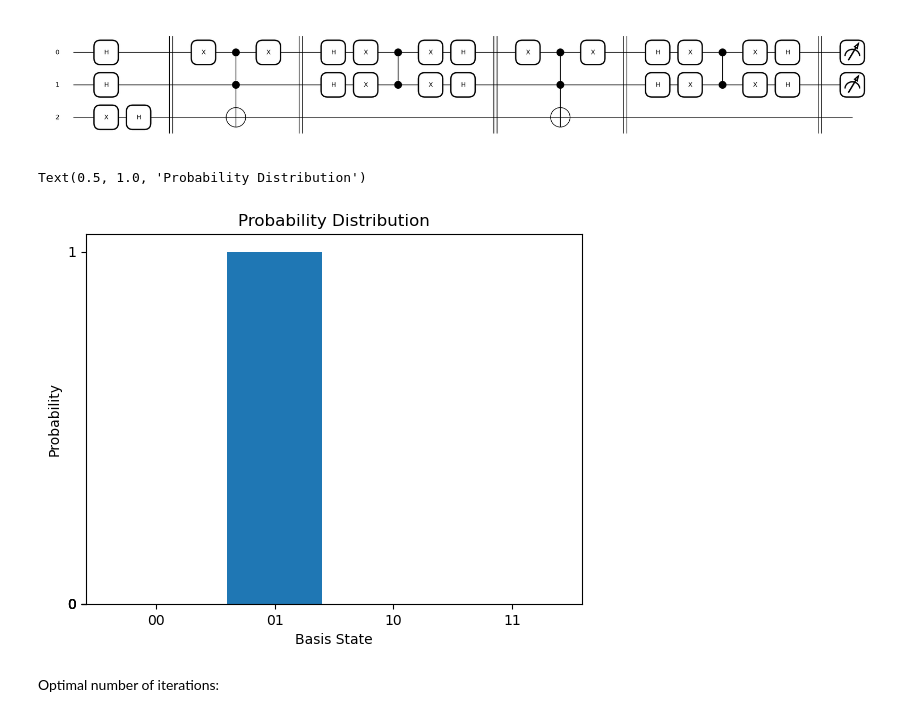
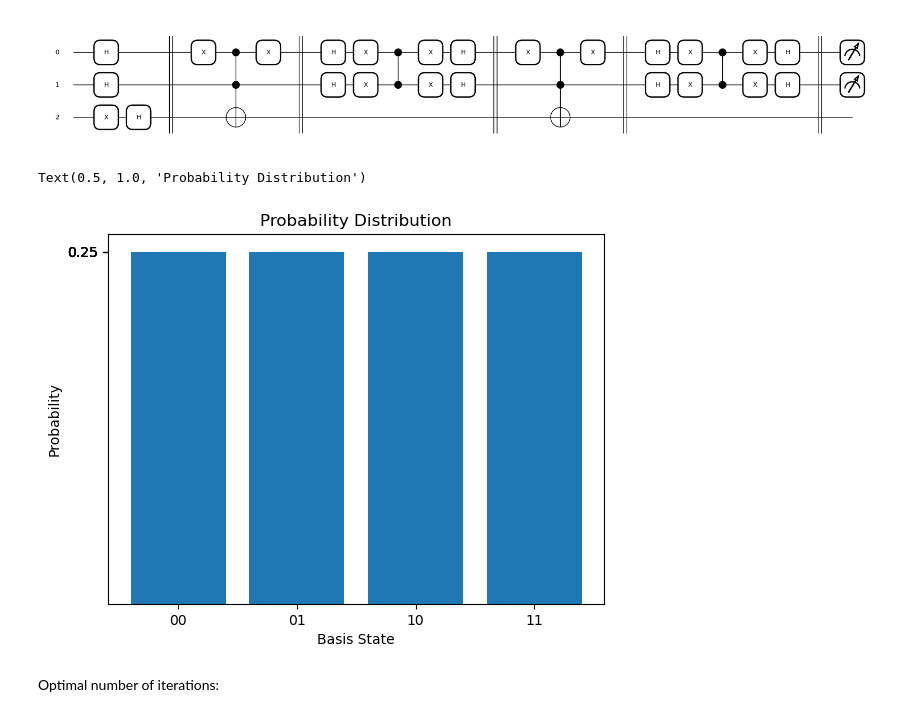
Before and after one commit to arcalab/ic-2425, a Jupyter notebook: TP/24_25/Lecture-4-Grover/lecture-4-grover-solution.ipynb, the cells around one changed output. Cells and saved outputs as stored; diff of their text form; code cells hidden in the pictures.

Commit message:
tp grover multiple solutions

```diff
--- a/TP/24_25/Lecture-4-Grover/lecture-4-grover-solution.ipynb
+++ b/TP/24_25/Lecture-4-Grover/lecture-4-grover-solution.ipynb
@@ -228,19 +228,19 @@ qml.draw_mpl(Grover)(n_qubits, id, iterations=itarations)
 # %%
 #Run the algorithm
 
-probs = Grover(n_qubits, id, iterations=7)
+probs = Grover(n_qubits, id, iterations=2)
 
 #Visualize the probability histogram
 import matplotlib.pyplot as plt
 plt.bar([np.binary_repr(i, width=n_qubits) for i in range(2**n_qubits)], probs)
 
 plt.xlabel("Basis State")
 plt.ylabel("Probability")
 plt.yticks(probs)
 plt.title("Probability Distribution")
 # %% [output]
 Text(0.5, 1.0, 'Probability Distribution')
-[figure, old version]
+[figure, new version]
 # %% [markdown]
 Optimal number of iterations:
 # %%
```
Also changed, not shown: parts of 4 cells of this notebook, 3 other files.
